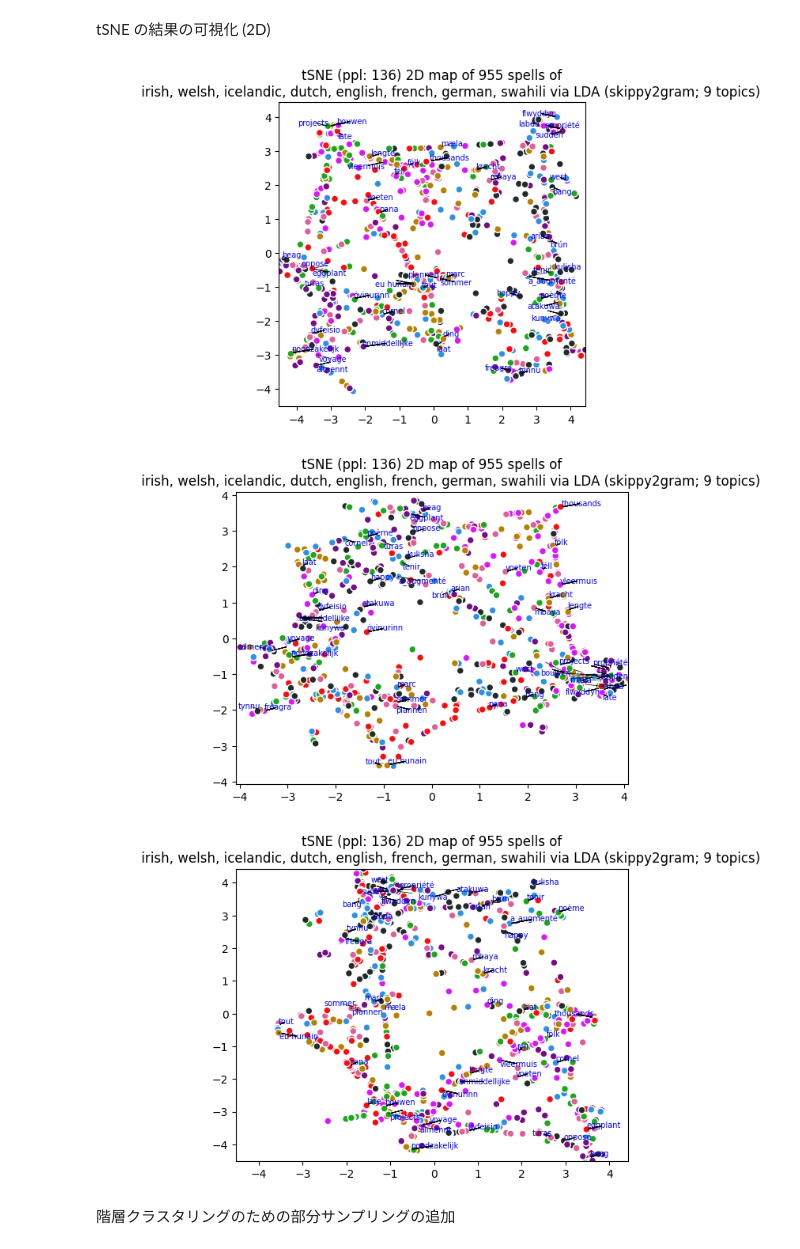
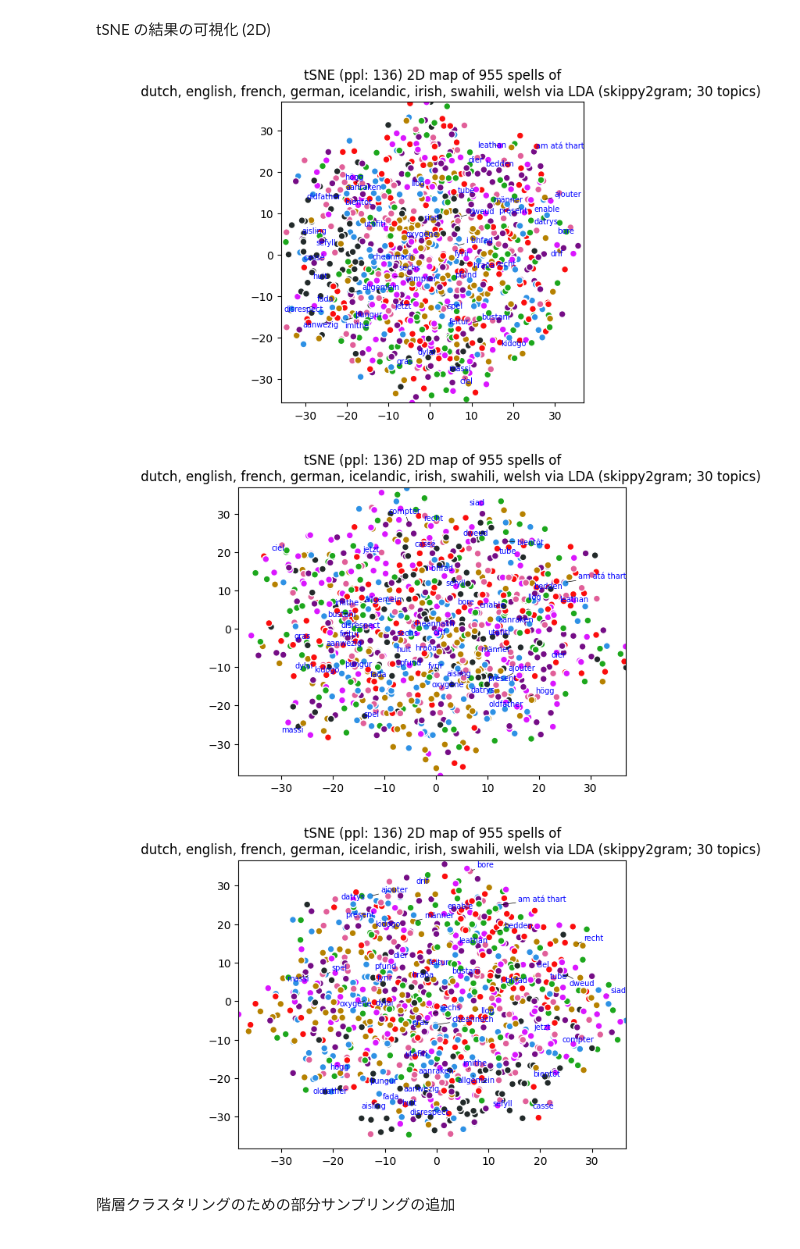
Before and after one commit to kow-k/LDA-spell-sound-typology, a Jupyter notebook: LDA-spell-sound.ipynb, the cells around one changed output. Drawn from its saved outputs; the diff is of its cells as text; code cells hidden in the pictures.

```diff
--- a/LDA-spell-sound.ipynb
+++ b/LDA-spell-sound.ipynb
@@ -12,7 +12,7 @@ verbose = False
 
 ### LDA 用
 ## トピック数
-n_topics = 9 # 30は多過ぎる？
+n_topics = 30 # 30は多過ぎる？
 
 ## tSNE 用
 ## 実行前にサンプリングするかどうか
@@ -446,7 +446,7 @@ sound
 Name: count, dtype: int64
 # %%
 ## 結果の検査 2
-for lang in langs:
+for lang in selected_langs:
     print(raw_df[lang].value_counts(sort = True).sort_index())
 # %% [output]
 irish
@@ -497,7 +497,7 @@ raw_df
 6369 rows × 15 columns
 # %%
 ## 結果の検査 3
-for lang in langs:
+for lang in selected_langs:
     print(raw_df[lang].value_counts().sort_index())
 # %% [output]
 irish
@@ -1111,41 +1115,41 @@ for step, roll in enumerate([ np.roll([0,1,2], -i) for i in range(0,3) ]):
             continue
     ## 通常処理
     if check:
         print(roll)
     X, Y = df.iloc[:, roll[0]], df.iloc[:, roll[1]]
     gmax = max(X.max(), Y.max())
     gmin = min(X.min(), Y.min())
     plt.xlim(gmin, gmax)
     plt.ylim(gmin, gmax)
 
     ## 配色
     colormap = color_palette # == pex.colors.qualitative.Light24
     lang_list = list(set(doc_fit_df[colored_var]))
     cmapped = [ colormap[lang_list.index(lang)] for lang in df[colored_var] ]
 
     ## 作図
     scatter = plt.scatter(X, Y, s = 40, c = cmapped, edgecolors = 'w')
 
     ## 文字を表示する事例のサンプリング
     texts = [ ]
     ## labels の生成
     for x, y, s in zip(X, Y, sampled_keys):
         texts.append(plt.text(x, y, s, size = 7, color = 'blue'))
         ## label に repel を追加: adjustText package の導入が必要
-        adjust_text(texts,
-                #force_points = 0.2,
-                ## Comment out the following line if you get AttributionError
-                force_text = (.1, .2), expand_points = (1, 1), expand_text = (1, 1),
-                arrowprops = dict(arrowstyle = "-", color = 'black', lw = 0.5))
+    adjust_text(texts,
+        #force_points = 0.2,
+        ## Comment out the following line if you get AttributionError
+        #force_text = (.1, .2), expand_points = (1, 1), expand_text = (1, 1),
+        arrowprops = dict(arrowstyle = "-", color = 'black', lw = 0.5))
     #
     plt.title(f"tSNE (ppl: {perplexity_selected}) 2D map of {len(doc_fit_df)} {doc_attr}s of\n \
         {', '.join(sorted(selected_langs))} via LDA ({term_type}; {n_topics} topics)")
     #plt.legend(df['language'])
     plt.show()
 # %% [output]
-[figure, old version]
+[figure, new version]
-[figure, old version]
+[figure, new version]
-[figure, old version]
+[figure, new version]
 # %% [markdown]
 階層クラスタリングのための部分サンプリングの追加
 # %%
```
Also changed, not shown: parts of 21 cells of this notebook.
